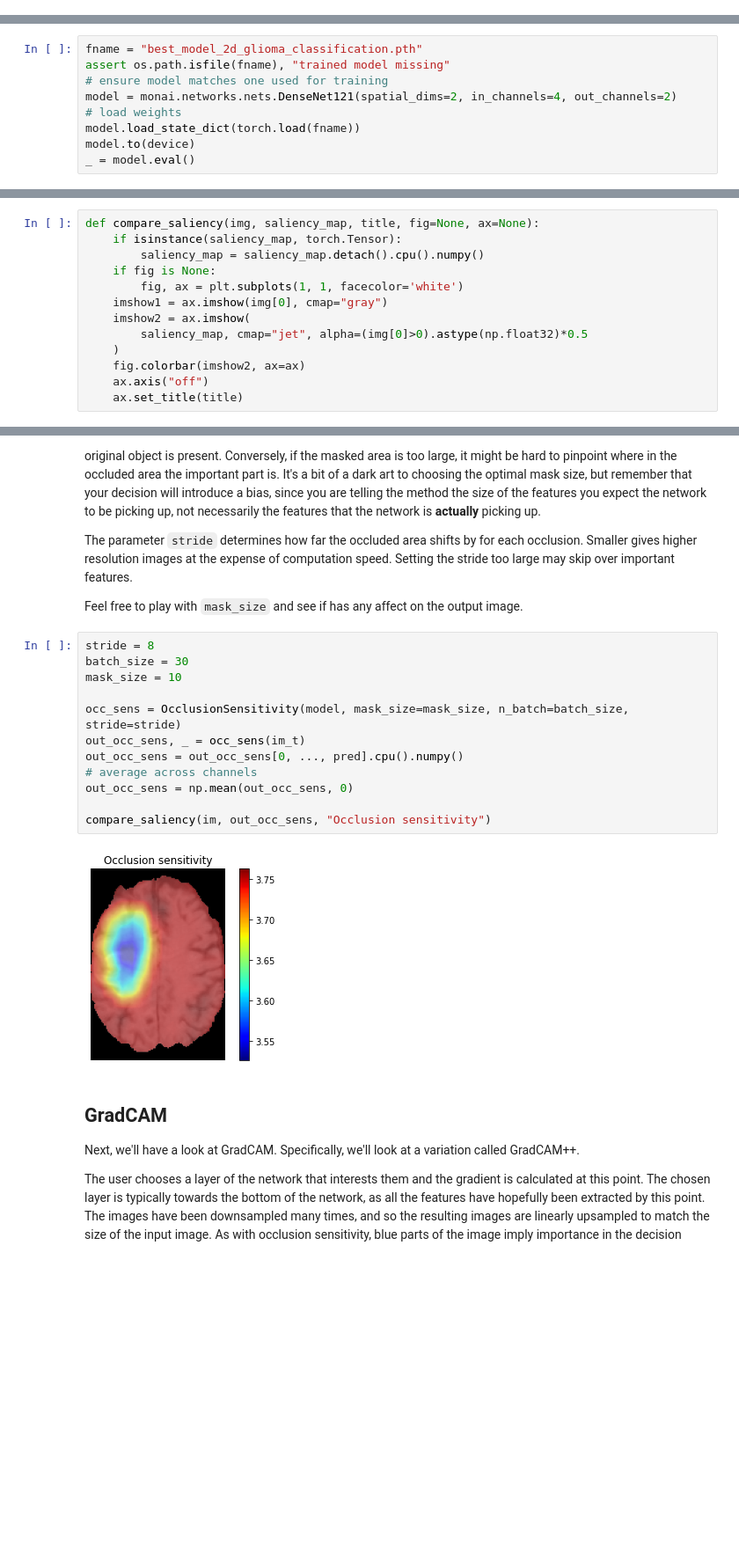
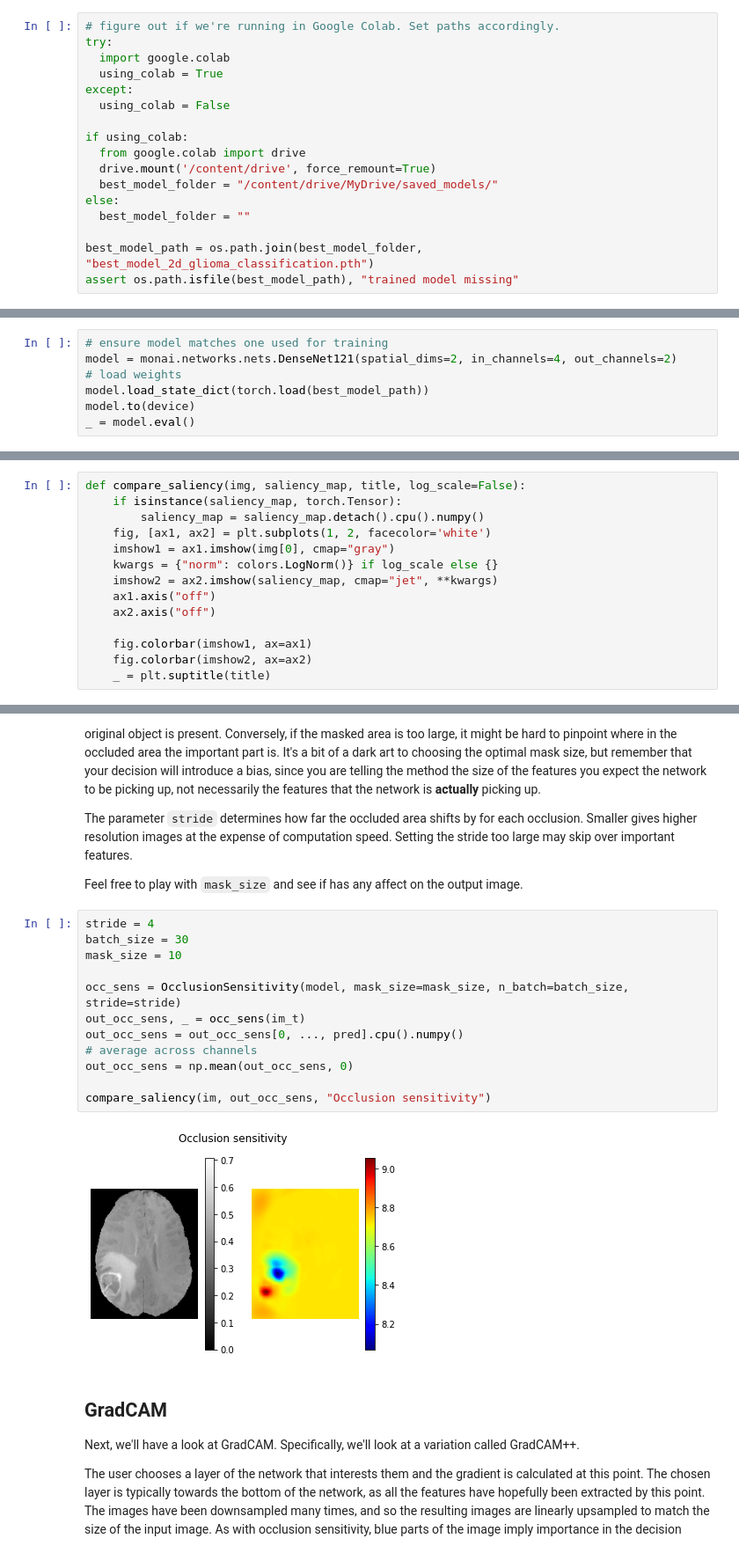
Before and after one commit to rijobro/2D_MONAI_tutorials, a Jupyter notebook: 01_classification/02_interpretability.ipynb, the cells around one changed output, grey strips where cells are left out. Shown: that part at 88% size. Cells and saved outputs as stored; diff of their text form; blank space fills up the shorter version.

Commit message:
google colab 2

```diff
--- a/01_classification/02_interpretability.ipynb
+++ b/01_classification/02_interpretability.ipynb
@@ -108,3 +108,20 @@ pynrrd version: 0.4.3
 
 For details about installing the optional dependencies, please visit:
     https://docs.monai.io/en/latest/installation.html#installing-the-recommended-dependencies
+# %%
+# figure out if we're running in Google Colab. Set paths accordingly.
+try:
+  import google.colab
+  using_colab = True
+except:
+  using_colab = False
+
+if using_colab:
+  from google.colab import drive
+  drive.mount('/content/drive', force_remount=True)
+  best_model_folder = "/content/drive/MyDrive/saved_models/"
+else:
+  best_model_folder = ""
+
+best_model_path = os.path.join(best_model_folder, "best_model_2d_glioma_classification.pth")
+assert os.path.isfile(best_model_path), "trained model missing"
@@ -173,12 +195,10 @@ transforms = mt.Compose(
 
 When loading in weights from disk, make sure that your model matches that used for training.
 # %%
-fname = "best_model_2d_glioma_classification.pth"
-assert os.path.isfile(fname), "trained model missing"
 # ensure model matches one used for training
 model = monai.networks.nets.DenseNet121(spatial_dims=2, in_channels=4, out_channels=2)
 # load weights
-model.load_state_dict(torch.load(fname))
+model.load_state_dict(torch.load(best_model_path))
 model.to(device)
 _ = model.eval()
 # %% [markdown]
@@ -223,18 +243,19 @@ Actual class: tumour. Pred class: tumour, prob 99.975%.
 # %% [markdown]
 ## 6. Saliency
 # %%
-def compare_saliency(img, saliency_map, title, fig=None, ax=None):
+def compare_saliency(img, saliency_map, title, log_scale=False):
     if isinstance(saliency_map, torch.Tensor):
         saliency_map = saliency_map.detach().cpu().numpy()
-    if fig is None:
-        fig, ax = plt.subplots(1, 1, facecolor='white')
-    imshow1 = ax.imshow(img[0], cmap="gray")
-    imshow2 = ax.imshow(
-        saliency_map, cmap="jet", alpha=(img[0]>0).astype(np.float32)*0.5
-    )
-    fig.colorbar(imshow2, ax=ax)
-    ax.axis("off")
-    ax.set_title(title)
+    fig, [ax1, ax2] = plt.subplots(1, 2, facecolor='white')
+    imshow1 = ax1.imshow(img[0], cmap="gray")
+    kwargs = {"norm": colors.LogNorm()} if log_scale else {}
+    imshow2 = ax2.imshow(saliency_map, cmap="jet", **kwargs)
+    ax1.axis("off")
+    ax2.axis("off")
+
+    fig.colorbar(imshow1, ax=ax1)
+    fig.colorbar(imshow2, ax=ax2)
+    _ = plt.suptitle(title)
 # %% [markdown]
 ## Occlusion sensitivity
 
@@ -246,19 +267,19 @@ The parameter `stride` determines how far the occluded area shifts by for each o
 
 Feel free to play with `mask_size` and see if has any affect on the output image.
 # %%
-stride = 8
+stride = 4
 batch_size = 30
 mask_size = 10
 
 occ_sens = OcclusionSensitivity(model, mask_size=mask_size, n_batch=batch_size, stride=stride)
 out_occ_sens, _ = occ_sens(im_t)
 out_occ_sens = out_occ_sens[0, ..., pred].cpu().numpy()
 # average across channels
 out_occ_sens = np.mean(out_occ_sens, 0)
 
 compare_saliency(im, out_occ_sens, "Occlusion sensitivity")
 # %% [output]
-[figure, old version]
+[figure, new version]
 # %% [markdown]
 ## GradCAM
 Next, we'll have a look at GradCAM. Specifically, we'll look at a variation called GradCAM++.
```
Also changed, not shown: parts of 11 cells of this notebook.
